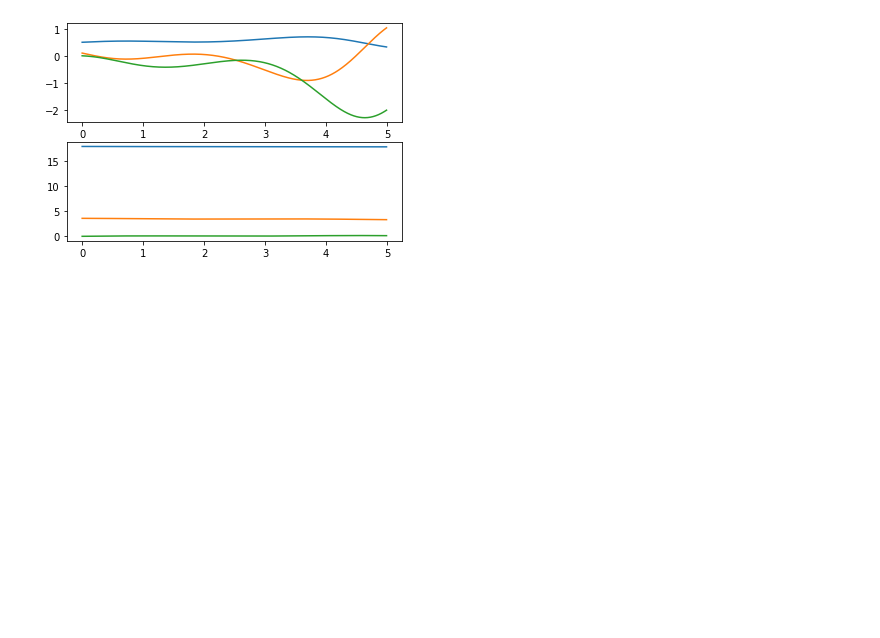
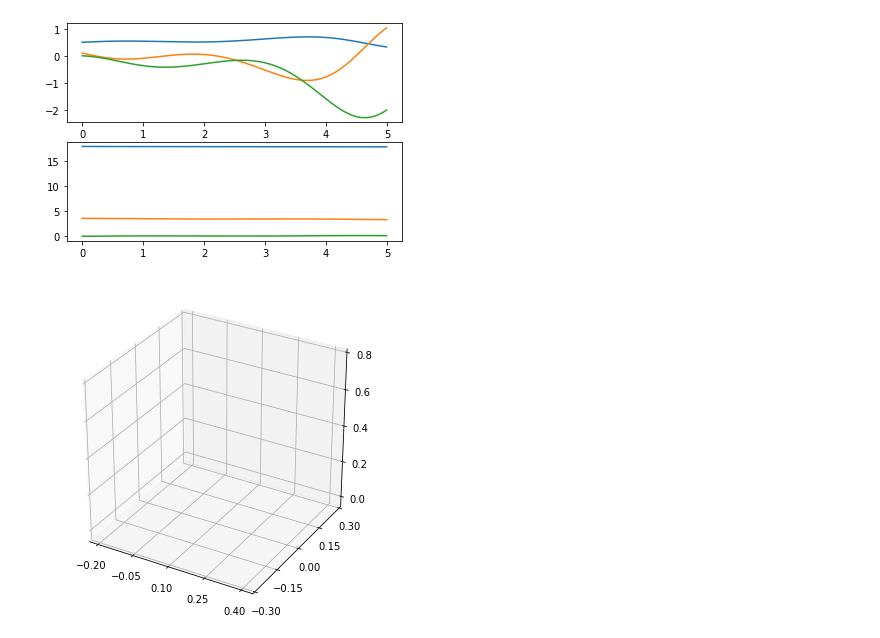
Before and after one commit to ttakubo/Humanoid, a Jupyter notebook: humanoid.ipynb, the cells around one changed output. Cells and saved outputs as stored; diff of their text form; code cells hidden in the pictures; blank space fills up the shorter version.

```diff
--- a/humanoid.ipynb
+++ b/humanoid.ipynb
@@ -1265,8 +1347,11 @@ def MakeZcylinder(pos, radius,len):
         x  = np.hstack([x, radius*math.cos(theta)]);
         y  = np.hstack([y, radius*math.sin(theta)]);
 
-    z1 = len/2 * np.ones(a); #ones(1,a);
+    z1 = len/2 * np.ones(a+1); #ones(1,a);
     z2 = -z1;
+    #print("x ", x)
+    #print("y ", y)
+    #print("z1 ", z1)
 
     vert    = np.vstack([np.hstack([x, x, 0., 0.]),
             np.hstack([y, y, 0., 0.]),
@@ -1274,7 +1359,7 @@ def MakeZcylinder(pos, radius,len):
     for n in range(3): # 1:3
         vert[n,:] = vert[n,:] + pos[n];
 
-    print("vert ", vert)
+    #print("vert ", vert)
 
     #% make index data specifying polygons
     #face_side = [1:a; a+1:2*a; a+2:2*a a+1; 2:a 1];
@@ -1290,9 +1375,8 @@ def MakeTop(j, r, a, c):
     pos = np.array([0., 0., c]);
     vertex1 = MakeZcylinder(pos, r, a);             # 円盤部の形状
     vertex2 = MakeZcylinder(pos, 0.01, 2*c); # 軸の形状
-    arr[j].vertex = np.hstack([vertex1, vertex2]);
-    #face2 = face2 + size(vertex1,2);
-    #uLINK(j).face   = [face1 face2];
+    vertex = np.hstack([vertex1, vertex2]);  # １つに合成
+    arr[j].vertex = vertex.T;                # 転置しておいてShowObjectに渡せるようにしている．
 
     density = 2.7E+3;                     #  アルミニウムの比重　[kg/m^2]
     arr[j].m = math.pi*r*r*a*density;         # 円盤部の質量 [kg]
@@ -1328,37 +1412,54 @@ import matplotlib.pyplot as plt
 import matplotlib.animation as animation
 from matplotlib.animation import PillowWriter
 
+fig, ax = plt.subplots(figsize=(6, 6), subplot_kw={'projection' : '3d'})
+
 R0=np.eye(3);
 p0= [0,0,0];
 BODY = 1;
 
 arr = [0]*2
-arr[0]=uLINK("empty",0,0,0,0,0,0,0,R0,p0,0,0,0,0,0,0,0,0) # 空のゼロリンクを設定（ワールド座標系）
+arr[0]=uLINK("empty",0,0,0,0,0,0,0,np.eye(3),np.zeros(3),0,0,0,0,0,0,0,np.zeros(3),np.zeros(3),np.zeros(3),np.zeros(3)) # 空のゼロリンクを設定（ワールド座標系）
 arr[0].vertex=np.array([]);
 # def __init__(self, name, sister, child, m, mother, b ,a ,q,R,p, dq, ddq, c, I, Ir, gr, u, dw):
-arr[BODY]=uLINK("BODY",0,0,10,0,[0, 0, 0],[0.0, 0.0, 1.0],0,R0,p0,0,0,0,0,0,0,0,0)
+arr[BODY]=uLINK("empty",0,0,0,0,0,0,0,np.eye(3),np.zeros(3),0,0,0,0,0,0,0,np.zeros(3),np.zeros(3),np.zeros(3),np.zeros(3))
 #uLINK = struct('name','BODY' , 'sister', 0, 'child', 0, 'b',[0  0  0]','a',[0 0 1]','mother',0);
 
 G = 9.8;
 r = 0.2; a = 0.05; c = 0.2;#           % 円盤の半径,厚み，軸の長さ/2 [m]
 MakeTop(1, r,a,c);
 
 
 arr[1].p = np.array([0., 0., 0.3]);                # 初期位置 [m]
 arr[1].R = Rodrigues([1., 0., 0.],math.pi/50.); # 初期姿勢
 arr[1].vo= [0., 0., 0.];                 # 初速度 [m/s]
 arr[1].w = [0., 0., 50.];                # 初期角速度 [rad/s]
 Dtime   = 0.002;
 EndTime = 2.0;
 time  = int(EndTime//Dtime);
 frame_skip = 3;
 
 AX=[-0.2, 0.4];  AY=[-0.3, 0.3]; AZ=[0., 0.8];  # 3D表示範囲
 for n in range(time):
     [f,tau] = TopForce(1);                           # 外力の計算
     [P,L]   = SE3dynamics(1,f,tau);                  # 加速度の計算
     [arr[1].p, arr[1].R] = SE3exp(1, Dtime);     # 位置・姿勢の更新
     arr[1].w = arr[1].w + Dtime * arr[1].dw;   # 角速度の更新
     arr[1].vo= arr[1].vo+ Dtime * arr[1].dvo;  # 速度の更新
-    if np.mod(n,frame_skip) == 0 :
-        ShowObject(arr);                               # 表示
+    if np.mod(n,frame_skip) == 1 :
+        # ShowObject(arr);                               # 表示
+        vert = np.matmul(arr[1].R, arr[1].vertex.T);
+        for k in range(3) :# 1:3
+            vert[k,:] = vert[k,:] + arr[1].p[k];#   % adding x,y,z to all vertex
+        #fig, ax = plt.subplots(figsize=(6, 6), subplot_kw={'projection' : '3d'})
+        im=ax.plot(vert[0,:],vert[1,:],vert[2,:],"o-", c='b')
+        ax.set_xticks(np.linspace(AX[0], AX[1], 5))
+        ax.set_yticks(np.linspace(AY[0], AY[1], 5))
+        ax.set_zticks(np.linspace(AZ[0], AZ[1], 5))
+        ims.append(im);
+
+ani = animation.ArtistAnimation(fig, ims, interval=100)
+ani.save('top_anim.gif', writer="pillow")
+plt.show()
+# %% [output]
+[figure, added]
```
Also changed, not shown: parts of 12 cells of this notebook, 7 other files.
